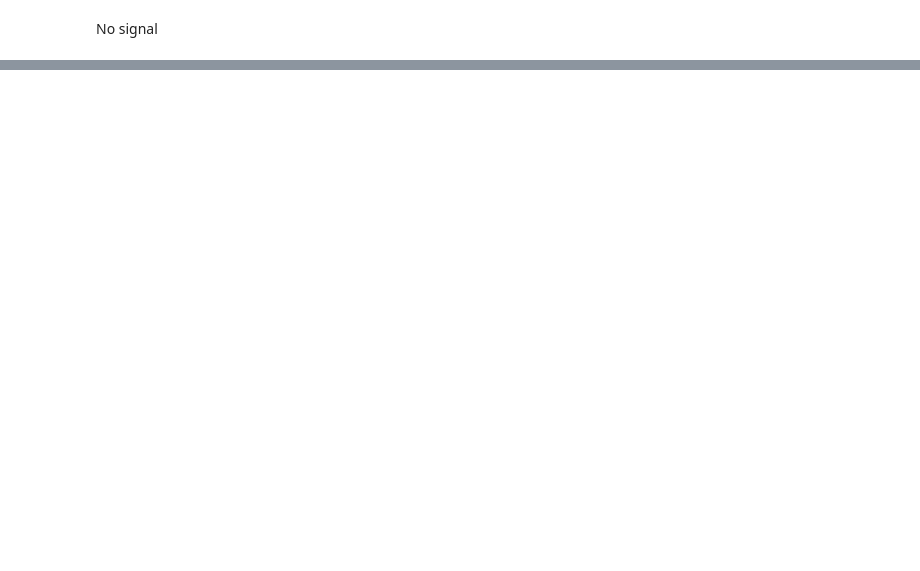
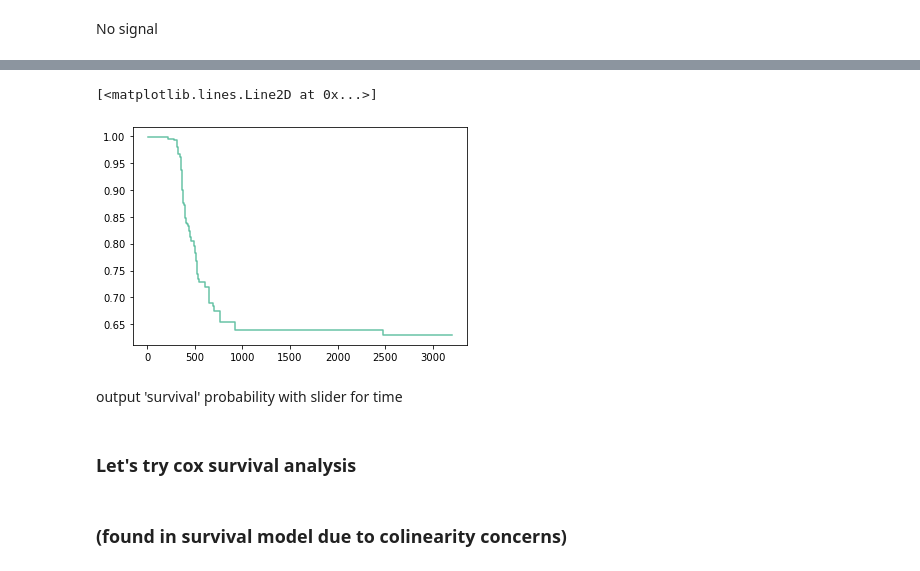
Before and after one commit to vicvarE/AD-Dash, a Jupyter notebook: notebooks/model.ipynb, the cells around one changed output, grey strips where cells are left out. Cells and saved outputs as stored; diff of their text form; code cells hidden in the pictures; blank space fills up the shorter version.

```diff
--- a/notebooks/model.ipynb
+++ b/notebooks/model.ipynb
@@ -345,0 +558,11 @@ No signal
+# %%
+plt.step(rsf.event_times_, surv[0], where="post")
+# %% [output]
+[<matplotlib.lines.Line2D at 0x...>]
+[figure, added]
+# %% [markdown]
+output 'survival' probability with slider for time
+# %% [markdown]
+### Let's try cox survival analysis
+# %% [markdown]
+### (found in survival model due to colinearity concerns)
```
Also changed, not shown: parts of 35 cells of this notebook, 2 other files.
